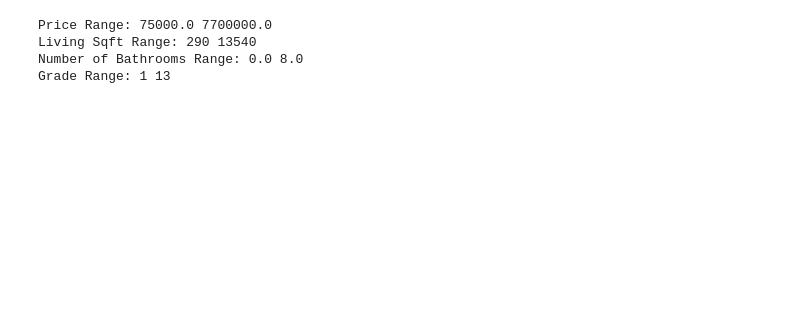
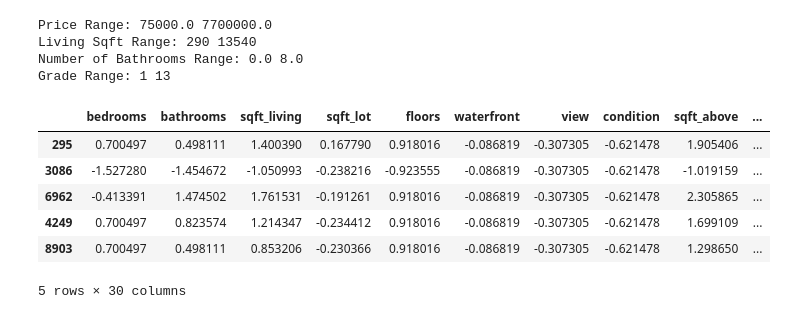
Before and after one commit to PacktPublishing/Deep-Learning-with-MXNet-Cookbook, a Jupyter notebook: ch03/3_3_Training_for_Regression_Models.ipynb, the cells around one changed output. Saved outputs shown, nothing was run; the diff lists cells and outputs as text; code cells hidden in the pictures; blank space fills up the shorter version.

```diff
--- a/ch03/3_3_Training_for_Regression_Models.ipynb
+++ b/ch03/3_3_Training_for_Regression_Models.ipynb
@@ -142,6 +136,24 @@ Price Range: 75000.0 7700000.0
 Living Sqft Range: 290 13540
 Number of Bathrooms Range: 0.0 8.0
 Grade Range: 1 13
+# %%
+# Data Preprocessing Training set
+# 2 Steps:
+
+# Step 1: One-hot encoding for Grade
+# Grade goes from 1 to 13
+grades_list = list(map(str, range(1, 14)))
+
+grade_onehot_train_df_aux = pd.get_dummies(train_df.grade, prefix='', prefix_sep='')
+grade_onehot_val_df_aux = pd.get_dummies(val_df.grade, prefix='', prefix_sep='')
+grade_onehot_test_df_aux = pd.get_dummies(test_df.grade, prefix='', prefix_sep='')
+
+# Not all grade values might be present in the data, so we must fill those values with 0
+grade_onehot_train_df = grade_onehot_train_df_aux.T.reindex(grades_list).T.fillna(0).astype(dtype=np.float32)
+grade_onehot_val_df = grade_onehot_val_df_aux.T.reindex(grades_list).T.fillna(0).astype(dtype=np.float32)
+grade_onehot_test_df = grade_onehot_test_df_aux.T.reindex(grades_list).T.fillna(0).astype(dtype=np.float32)
+
+# These one-hot values/columns will be added to the input data after scaling the other variables
 # %%
 # Grade not needed anymore
 train_df = train_df.drop(["grade"], axis=1)
@@ -150,18 +164,17 @@ test_df = test_df.drop(["grade"], axis=1)
 # %%
-def scale_features(X, y):
+def scale_features(features, sc = None):
     """
     Applies Standard Scaling to X, y
     returns scaled version of X,y
     """
-    sc_X = StandardScaler()
-    scaled_X = sc_X.fit_transform(X)
-    sc_y = StandardScaler()
-    scaled_y = sc_y.fit_transform(y)
-    return scaled_X, scaled_y
+    if not sc:
+        sc = StandardScaler()
+    scaled_features = sc.fit_transform(features)
+    return scaled_features, sc
 # %%
 # Data Preprocessing Training set
 
-# Feature Scaling for Training, Validation and Testing
+# Step 2: Feature Scaling for Training, Validation and Testing
 train_df_no_price = train_df.drop(["price"], axis=1)
 val_df_no_price = val_df.drop(["price"], axis=1)
 test_df_no_price = test_df.drop(["price"], axis=1)
@@ -173,9 +186,12 @@ y_val   = np.array(val_df["price"].to_numpy().reshape(-1,1), dtype=np.float32)
 X_test  = np.array(test_df.drop(["price"], axis=1).to_numpy(), dtype=np.float32)
 y_test  = np.array(test_df["price"].to_numpy().reshape(-1,1), dtype=np.float32)
 
-scaled_X_train, scaled_y_train = scale_features(X_train, y_train)
-scaled_X_val, scaled_y_val = scale_features(X_val, y_val)
-scaled_X_test, scaled_y_test = scale_features(X_test, y_test)
+scaled_X_train, sc_X = scale_features(X_train)
+scaled_y_train, sc_y = scale_features(y_train)
+scaled_X_val, _ = scale_features(X_val, sc_X)
+scaled_y_val, _ = scale_features(y_val, sc_y)
+scaled_X_test, _ = scale_features(X_test, sc_X)
+scaled_y_test, _ = scale_features(y_test, sc_y)
 # %%
 # Add One-Hot Encoding fields (no scaling for these)
 scaled_X_train_df = pd.DataFrame(scaled_X_train, index=train_df_no_price.index, columns=train_df_no_price.columns)
@@ -185,3 +201,13 @@ scaled_X_test_df = pd.DataFrame(scaled_X_test, index=test_df_no_price.index, col
 scaled_X_train_onehot_df = pd.concat([scaled_X_train_df, grade_onehot_train_df], axis=1)
 scaled_X_val_onehot_df = pd.concat([scaled_X_val_df, grade_onehot_val_df], axis=1)
 scaled_X_test_onehot_df = pd.concat([scaled_X_test_df, grade_onehot_test_df], axis=1)
+# %%
+scaled_X_train_onehot_df.head()
+# %% [output]
+|  | bedrooms | bathrooms | sqft_living | sqft_lot | floors | waterfront | view | condition | sqft_above | ... |
+| 295 | 0.700497 | 0.498111 | 1.400390 | 0.167790 | 0.918016 | -0.086819 | -0.307305 | -0.621478 | 1.905406 | ... |
+| 3086 | -1.527280 | -1.454672 | -1.050993 | -0.238216 | -0.923555 | -0.086819 | -0.307305 | -0.621478 | -1.019159 | ... |
+| 6962 | -0.413391 | 1.474502 | 1.761531 | -0.191261 | 0.918016 | -0.086819 | -0.307305 | -0.621478 | 2.305865 | ... |
+| 4249 | 0.700497 | 0.823574 | 1.214347 | -0.234412 | 0.918016 | -0.086819 | -0.307305 | -0.621478 | 1.699109 | ... |
+| 8903 | 0.700497 | 0.498111 | 0.853206 | -0.230366 | 0.918016 | -0.086819 | -0.307305 | -0.621478 | 1.298650 | ... |
+5 rows × 30 columns
```
Also changed, not shown: parts of 24 cells of this notebook, 9 other files.
